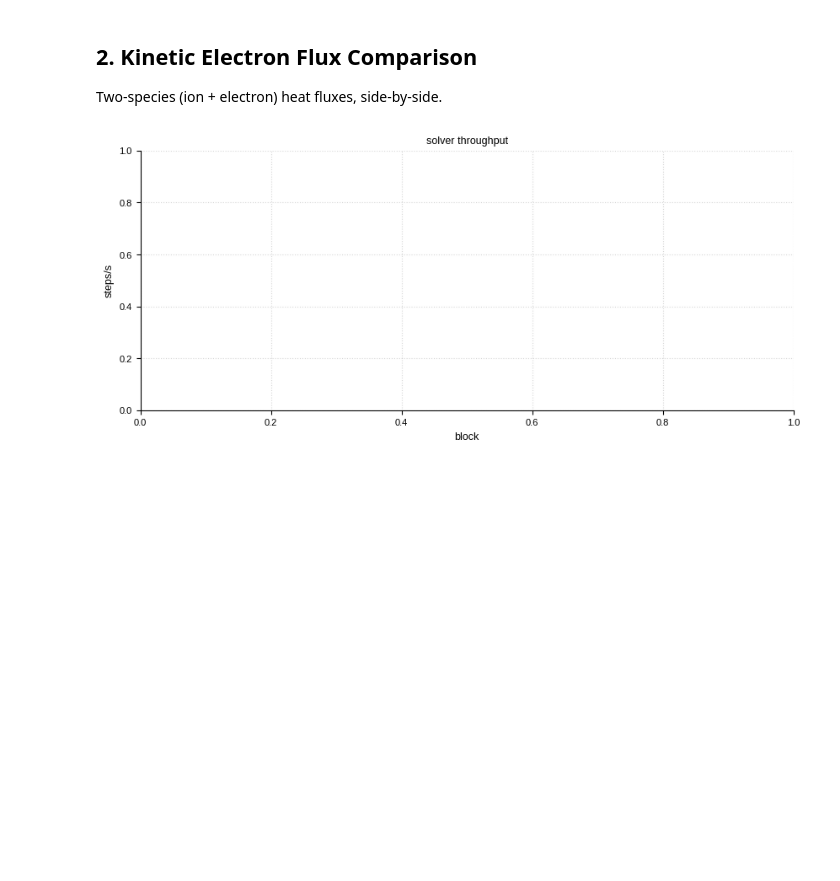
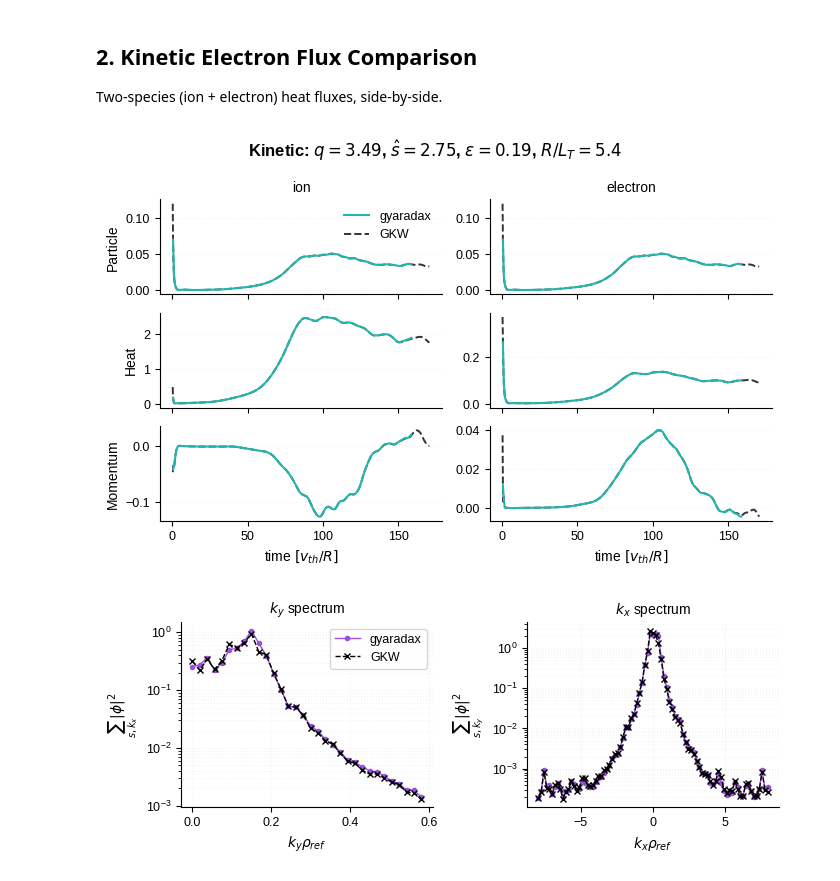
Before and after one commit to gerkone/gyaradax, a Jupyter notebook: notebooks/examine_validation.ipynb, the cells around one changed output. Drawn from its saved outputs; the diff is of its cells as text; code cells hidden in the pictures; blank space fills up the shorter version.

```diff
--- a/notebooks/examine_validation.ipynb
+++ b/notebooks/examine_validation.ipynb
@@ -123,7 +200,14 @@ KINETIC_REF_DIR = "/restricteddata/ukaea/gyrokinetics/raw/kinetic_electrons"
 for out_dir in kinetic_dirs:
     path = os.path.join("..", out_dir)
     case_name = out_dir.replace("validation_kinetic_", "")
-    ref_dir = os.path.join(KINETIC_REF_DIR, case_name)
+
+    # resolve ref_dir from the yaml config (folder names don't match 1:1)
+    config_path = os.path.join("..", "configs", f"{case_name}.yaml")
+    if os.path.exists(config_path):
+        cfg = load_config(config_path)
+        ref_dir = cfg.run.data_dir
+    else:
+        ref_dir = os.path.join(KINETIC_REF_DIR, case_name)
 
     flux_path = os.path.join(path, "fluxes.npz")
     growth_path = os.path.join(path, "growth.npz")
@@ -132,14 +216,14 @@ for out_dir in kinetic_dirs:
         print(f"skipping {out_dir}: missing .npz files")
         continue
 
-    # fluxes shape: (n_entries, nsp, 3) for kinetic
+    # fluxes shape: (n_entries, nsp, 3) -> interleave to (6, n_entries)
+    # order: [pflux_i, eflux_i, vflux_i, pflux_e, eflux_e, vflux_e]
     fluxes_data = np.load(flux_path)["fluxes"]
     sim_times = np.load(growth_path)["time"]
-    sim_eflux_ion = fluxes_data[:, 0, 1]
-    sim_eflux_elec = fluxes_data[:, 1, 1]
+    sim_fluxes = fluxes_data.reshape(-1, 6).T
 
-    ref_time = np.loadtxt(os.path.join(ref_dir, "time.dat"))
-    ref_fluxes = np.loadtxt(os.path.join(ref_dir, "fluxes.dat"))
+    ref_time = np.loadtxt(os.path.join(ref_dir, "time.dat"))[1:]
+    ref_fluxes = np.loadtxt(os.path.join(ref_dir, "fluxes.dat"))[1:].T  # (6, n_ref)
 
     # build title from geometry scalars
     geom = load_geometry(ref_dir)
@@ -148,79 +232,51 @@ for out_dir in kinetic_dirs:
     eps = float(geom["eps"])
     rlt = float(np.asarray(geom["rlt"]).flat[0])
     title = (
-        rf"$q={q:.2f}$, $\hat{{s}}={shat:.2f}$, "
+        rf"Kinetic: $q={q:.2f}$, $\hat{{s}}={shat:.2f}$, "
         rf"$\varepsilon={eps:.2f}$, $R/L_T={rlt:.1f}$"
     )
 
-    # ion and electron eflux side by side
-    fig, (ax_ion, ax_elec) = plt.subplots(1, 2, figsize=(12, 3), sharex=True)
-
-    ax_ion.plot(sim_times, sim_eflux_ion, color="#24B6AD", lw=1.5, label="gyaradax")
-    ax_ion.plot(ref_time, ref_fluxes[:, 1], "k--", alpha=0.7, lw=1.2, label="GKW")
-    ax_ion.set_ylabel("eflux")
-    ax_ion.set_title("ion")
-    ax_ion.legend(frameon=False)
-    ax_ion.grid(True, axis="y")
-
-    ax_elec.plot(sim_times, sim_eflux_elec, color="#9B51E0", lw=1.5, label="gyaradax")
-    ax_elec.plot(ref_time, ref_fluxes[:, 4], "k--", alpha=0.7, lw=1.2, label="GKW")
-    ax_elec.set_title("electron")
-    ax_elec.legend(frameon=False)
-    ax_elec.grid(True, axis="y")
-
-    for ax in (ax_ion, ax_elec):
-        ax.set_xlabel(r"time $[v_{th}/R]$")
-
-    fig.suptitle(title, fontweight="bold")
-    fig.tight_layout()
+    # all 3 fluxes, split by species (ion | electron columns)
+    fig = plot_flux_trace(
+        sim_times,
+        sim_fluxes,
+        ref_time=ref_time,
+        ref_fluxes=ref_fluxes,
+        labels=["Particle", "Heat", "Momentum"],
+        title=title,
+        n_species=2,
+    )
     fig.savefig(f"figs/kinetic_fluxes_{case_name}.pdf")
     plt.show()
 
     # spectra if available
     kx_spec_path = os.path.join(path, "kxspec.npz")
     ky_spec_path = os.path.join(path, "kyspec.npz")
     if os.path.exists(kx_spec_path) and os.path.exists(ky_spec_path):
         kx = np.asarray(geom["kxrh"])
         ky = np.asarray(geom["krho"])
 
         avg_count = min(80, len(np.load(kx_spec_path)["kx_spec"]))
         kx_spec_avg = np.mean(np.load(kx_spec_path)["kx_spec"][-avg_count:], axis=0)
         ky_spec_avg = np.mean(np.load(ky_spec_path)["ky_spec"][-avg_count:], axis=0)
 
         ref_kx_spec, ref_ky_spec = None, None
         ref_kx_path = os.path.join(ref_dir, "kxspec")
         ref_ky_path = os.path.join(ref_dir, "kyspec")
         if os.path.exists(ref_kx_path) and os.path.exists(ref_ky_path):
             ref_kx_spec = np.mean(np.loadtxt(ref_kx_path)[-avg_count * 3 :], axis=0)
             ref_ky_spec = np.mean(np.loadtxt(ref_ky_path)[-avg_count * 3 :], axis=0)
 
         fig_spec = plot_spectra(
             kx=kx,
             ky=ky,
             kx_spec=kx_spec_avg,
             ky_spec=ky_spec_avg,
             ref_kx_spec=ref_kx_spec,
             ref_ky_spec=ref_ky_spec,
         )
         fig_spec.savefig(f"figs/kinetic_spectra_{case_name}.pdf")
         plt.show()
+# %% [output]
+[figure, added]
+[figure, added]
-# %%
-## 3. Performance
-
-fig, ax = plt.subplots(figsize=(10, 4))
-for out_dir in adiabatic_dirs:
-    perf_path = os.path.join("..", out_dir, "performance.npz")
-    if os.path.exists(perf_path):
-        perf = np.load(perf_path)
-        if "steps_per_sec" in perf:
-            name = out_dir.replace("validation_outputs_", "")
-            ax.plot(perf["steps_per_sec"], "o-", ms=2, label=name)
-
-ax.set_xlabel("block")
-ax.set_ylabel("steps/s")
-ax.set_title("solver throughput")
-ax.legend(frameon=False)
-ax.grid(True, linestyle=":", alpha=0.5)
-plt.show()
-# %% [output]
-[figure, removed]
```
Also changed, not shown: parts of 5 cells of this notebook, 20 other files.
